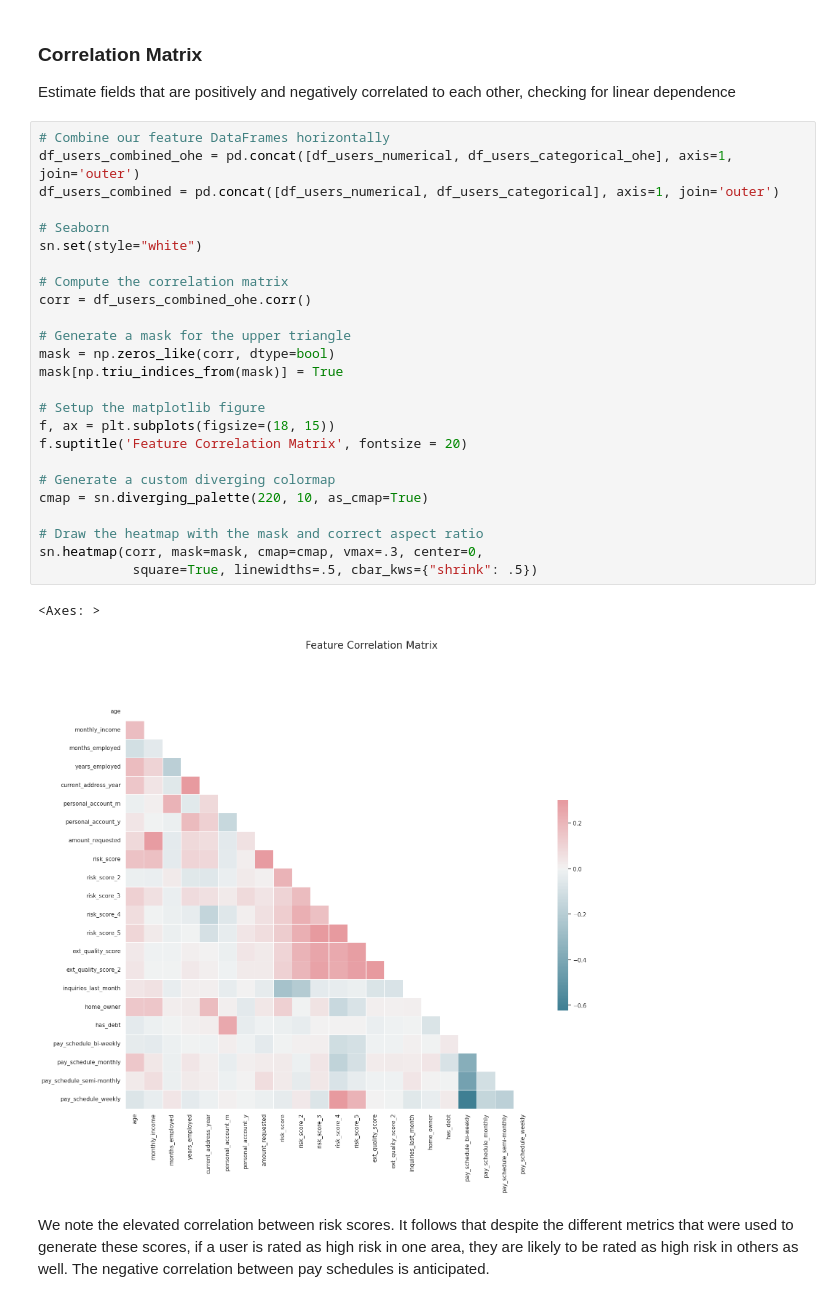
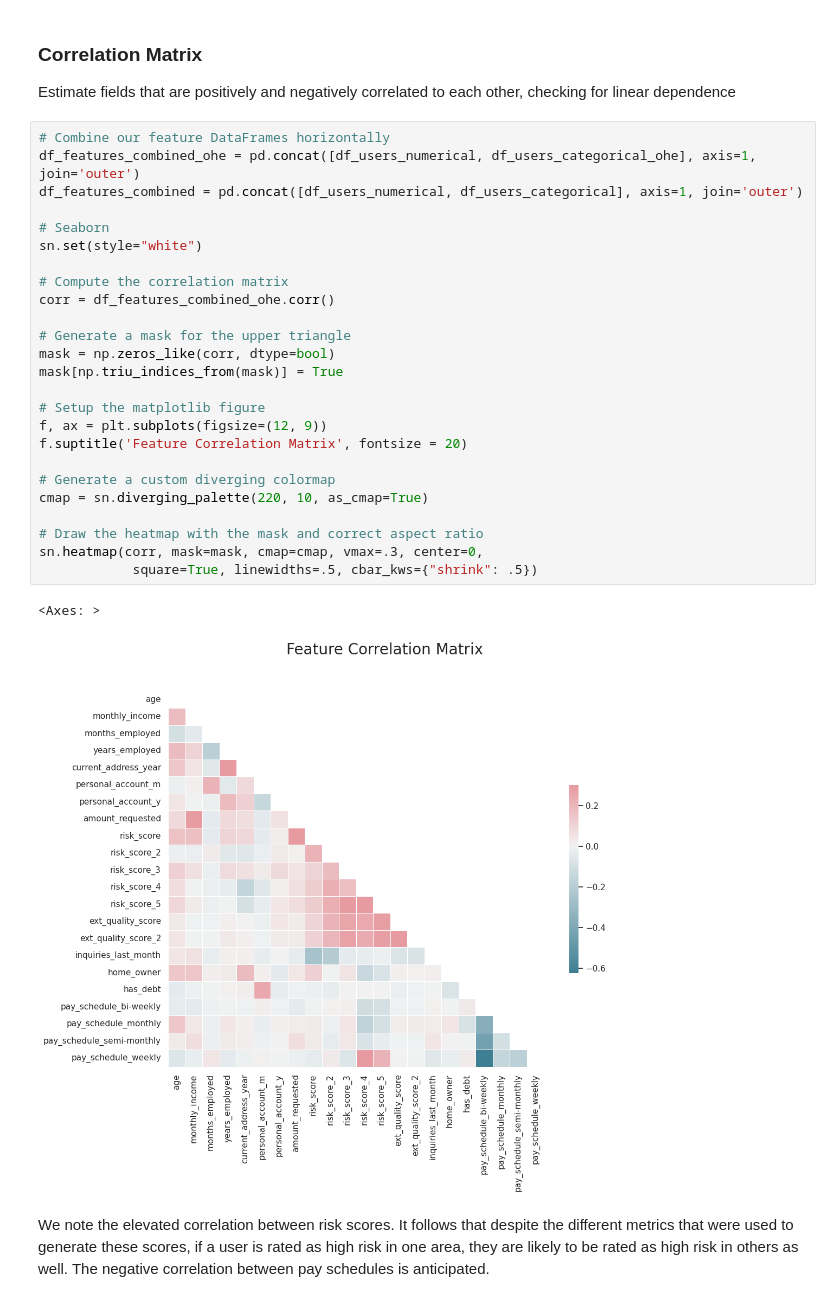
Before and after one commit to c-grigsby/ml-fintech-case-studies, a Jupyter notebook: predicting-loan-signatures/notebooks/predicting-loan-signatures_eda.ipynb, the cells around one changed output. Saved outputs shown, nothing was run; the diff lists cells and outputs as text.

```diff
--- a/predicting-loan-signatures/notebooks/predicting-loan-signatures_eda.ipynb
+++ b/predicting-loan-signatures/notebooks/predicting-loan-signatures_eda.ipynb
@@ -210,32 +229,32 @@ df_users_categorical_ohe.corrwith(df_users_financial['e_signed']).plot.bar(
 Estimate fields that are positively and negatively correlated to each other, checking for linear dependence
 # %%
 # Combine our feature DataFrames horizontally
-df_users_combined_ohe = pd.concat([df_users_numerical, df_users_categorical_ohe], axis=1, join='outer')
-df_users_combined = pd.concat([df_users_numerical, df_users_categorical], axis=1, join='outer')
+df_features_combined_ohe = pd.concat([df_users_numerical, df_users_categorical_ohe], axis=1, join='outer')
+df_features_combined = pd.concat([df_users_numerical, df_users_categorical], axis=1, join='outer')
 
 # Seaborn
 sn.set(style="white")
 
 # Compute the correlation matrix
-corr = df_users_combined_ohe.corr()
+corr = df_features_combined_ohe.corr()
 
 # Generate a mask for the upper triangle
 mask = np.zeros_like(corr, dtype=bool)
 mask[np.triu_indices_from(mask)] = True
 
 # Setup the matplotlib figure
-f, ax = plt.subplots(figsize=(18, 15))
+f, ax = plt.subplots(figsize=(12, 9))
 f.suptitle('Feature Correlation Matrix', fontsize = 20)
 
 # Generate a custom diverging colormap
 cmap = sn.diverging_palette(220, 10, as_cmap=True)
 
 # Draw the heatmap with the mask and correct aspect ratio
 sn.heatmap(corr, mask=mask, cmap=cmap, vmax=.3, center=0,
             square=True, linewidths=.5, cbar_kws={"shrink": .5})
 # %% [output]
 <Axes: >
-[figure, old version]
+[figure, new version]
 # %% [markdown]
 We note the elevated correlation between risk scores. It follows that despite the different metrics that were used to generate these scores, if a user is rated as high risk in one area, they are likely to be rated as high risk in others as well. The negative correlation between pay schedules is anticipated.
 # %% [markdown]
```
Also changed, not shown: parts of 21 cells of this notebook, 1 other file.
